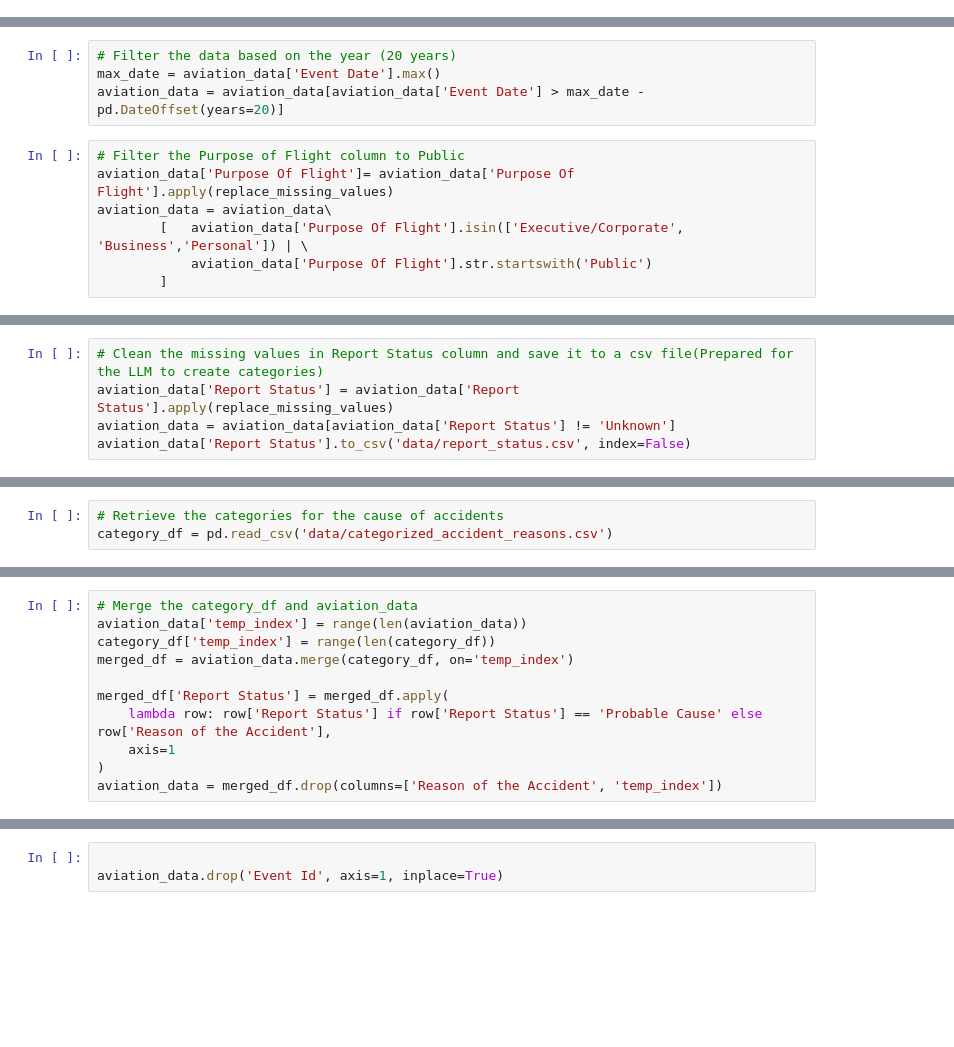
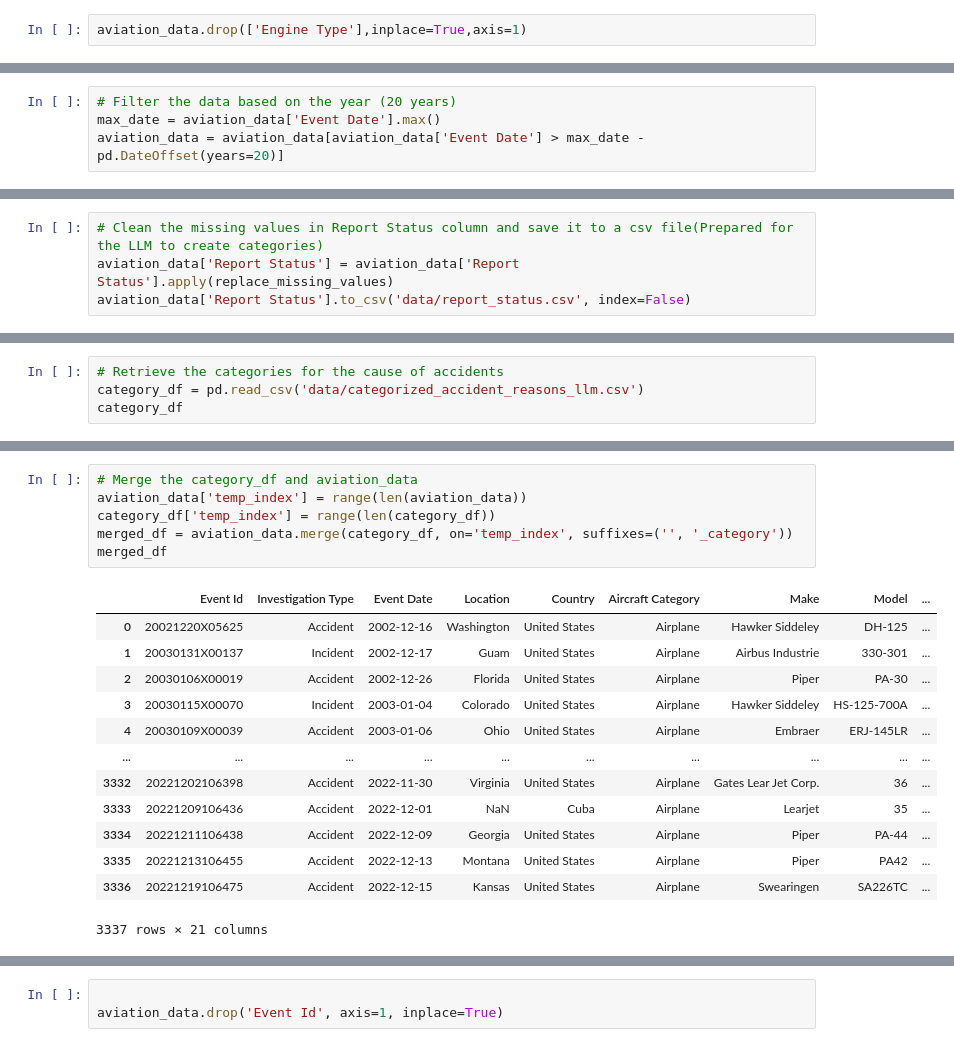
Before and after one commit to orcuncanlilar/aircraft-selection-strategy, a Jupyter notebook: aircraft_selection_strategy.ipynb, the cells around one changed output, grey strips where cells are left out. Saved outputs shown, nothing was run; the diff lists cells and outputs as text; blank space fills up the shorter version.

```diff
--- a/aircraft_selection_strategy.ipynb
+++ b/aircraft_selection_strategy.ipynb
@@ -85,3 +91,5 @@ aviation_data = aviation_data[aviation_data['Aircraft Category'] == 'Airplane']
+# %%
+aviation_data.drop(['Engine Type'],inplace=True,axis=1)
 # %%
 # Filter the data based on the number of engines
 aviation_data['Number Of Engines'] = aviation_data['Number Of Engines'].fillna(0).astype(int)
@@ -93,13 +101,6 @@ aviation_data['Make'] = aviation_data['Make'].str.title()
 # Filter the data based on the year (20 years)
 max_date = aviation_data['Event Date'].max()
 aviation_data = aviation_data[aviation_data['Event Date'] > max_date - pd.DateOffset(years=20)]
-# %%
-# Filter the Purpose of Flight column to Public
-aviation_data['Purpose Of Flight']= aviation_data['Purpose Of Flight'].apply(replace_missing_values)
-aviation_data = aviation_data\
-        [   aviation_data['Purpose Of Flight'].isin(['Executive/Corporate', 'Business','Personal']) | \
-            aviation_data['Purpose Of Flight'].str.startswith('Public')
-        ]
 # %%
 # Clean the missing values in Weather Condition and Broad Pahase of Flight columns
 aviation_data['Weather Condition'] = aviation_data['Weather Condition'].apply(replace_missing_values)
@@ -107,5 +109,4 @@ aviation_data['Broad Phase Of Flight'] = aviation_data['Broad Phase Of Flight'].
 # %%
 # Clean the missing values in Report Status column and save it to a csv file(Prepared for the LLM to create categories)
 aviation_data['Report Status'] = aviation_data['Report Status'].apply(replace_missing_values)
-aviation_data = aviation_data[aviation_data['Report Status'] != 'Unknown']
 aviation_data['Report Status'].to_csv('data/report_status.csv', index=False)
@@ -112,3 +117,4 @@ aviation_data['Report Status'].to_csv('data/report_status.csv', index=False)
 # %%
 # Retrieve the categories for the cause of accidents
-category_df = pd.read_csv('data/categorized_accident_reasons.csv')
+category_df = pd.read_csv('data/categorized_accident_reasons_llm.csv')
+category_df
@@ -115,12 +135,21 @@ category_df = pd.read_csv('data/categorized_accident_reasons.csv')
 # %%
 # Merge the category_df and aviation_data
 aviation_data['temp_index'] = range(len(aviation_data))
 category_df['temp_index'] = range(len(category_df))
-merged_df = aviation_data.merge(category_df, on='temp_index')
-
-merged_df['Report Status'] = merged_df.apply(
-    lambda row: row['Report Status'] if row['Report Status'] == 'Probable Cause' else row['Reason of the Accident'],
-    axis=1
-)
-aviation_data = merged_df.drop(columns=['Reason of the Accident', 'temp_index'])
+merged_df = aviation_data.merge(category_df, on='temp_index', suffixes=('', '_category'))
+merged_df
+# %% [output]
+|  | Event Id | Investigation Type | Event Date | Location | Country | Aircraft Category | Make | Model | ... |
+| 0 | 20021220X05625 | Accident | 2002-12-16 | Washington | United States | Airplane | Hawker Siddeley | DH-125 | ... |
+| 1 | 20030131X00137 | Incident | 2002-12-17 | Guam | United States | Airplane | Airbus Industrie | 330-301 | ... |
+| 2 | 20030106X00019 | Accident | 2002-12-26 | Florida | United States | Airplane | Piper | PA-30 | ... |
+| 3 | 20030115X00070 | Incident | 2003-01-04 | Colorado | United States | Airplane | Hawker Siddeley | HS-125-700A | ... |
+| 4 | 20030109X00039 | Accident | 2003-01-06 | Ohio | United States | Airplane | Embraer | ERJ-145LR | ... |
+| ... | ... | ... | ... | ... | ... | ... | ... | ... | ... |
+| 3332 | 20221202106398 | Accident | 2022-11-30 | Virginia | United States | Airplane | Gates Lear Jet Corp. | 36 | ... |
+| 3333 | 20221209106436 | Accident | 2022-12-01 | NaN | Cuba | Airplane | Learjet | 35 | ... |
+| 3334 | 20221211106438 | Accident | 2022-12-09 | Georgia | United States | Airplane | Piper | PA-44 | ... |
+| 3335 | 20221213106455 | Accident | 2022-12-13 | Montana | United States | Airplane | Piper | PA42 | ... |
+| 3336 | 20221219106475 | Accident | 2022-12-15 | Kansas | United States | Airplane | Swearingen | SA226TC | ... |
+3337 rows × 21 columns
 # %%
```
Also changed, not shown: parts of 15 cells of this notebook, 1 other file.
